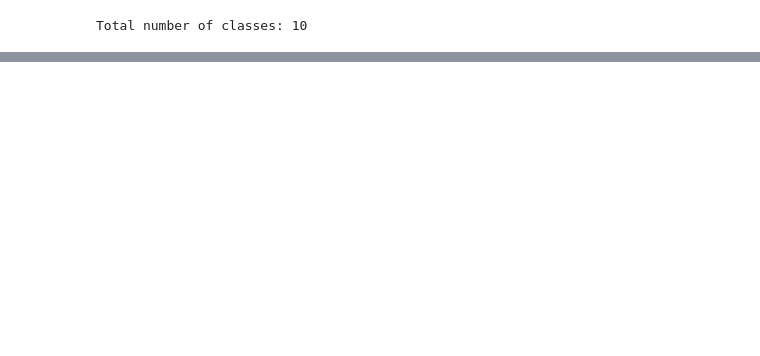
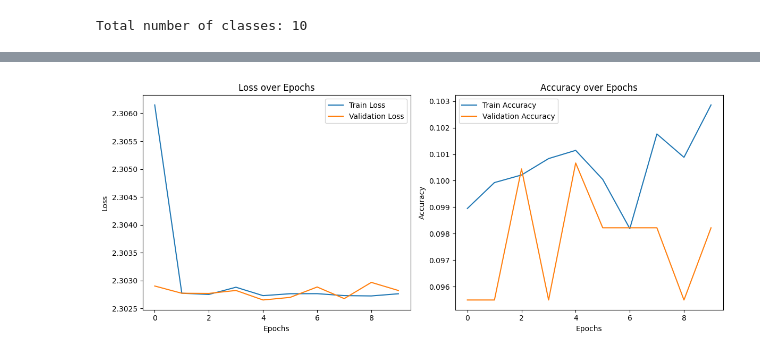
Before and after one commit to siddharth-rathore/ML, a Jupyter notebook: NN_project.ipynb, the cells around one changed output, grey strips where cells are left out. Saved outputs shown, nothing was run; the diff lists cells and outputs as text; code cells hidden in the pictures; blank space fills up the shorter version.

```diff
--- a/NN_project.ipynb
+++ b/NN_project.ipynb
@@ -336,8 +336,9 @@ plt.show()
 [figure]
 # %%
 # Q2 C - Reshape all the images with appropriate shape update the data in same variable.
-X_train = X_train.reshape(X_train.shape[0], -1)
-X_test = X_test.reshape(X_test.shape[0], -1)
-X_val = X_val.reshape(X_val.shape[0], -1)
+image_vector_size = 32*32
+X_train = X_train.reshape(X_train.shape[0], image_vector_size)
+X_test = X_test.reshape(X_test.shape[0], image_vector_size)
+X_val = X_val.reshape(X_val.shape[0], image_vector_size)
 # %%
 # Q2 D - Normalize the images i.e. Normalise the pixel values
@@ -347,6 +357,9 @@ X_val = X_val / 255.0
 # %%
 # Q2 E - Transform Labels into format acceptable by Neural Network
+# Convert to "one-hot" vectors using the to_categorical function
 from tensorflow.keras.utils import to_categorical
 
-y_train = to_categorical(y_train, num_classes=10)
-y_test = to_categorical(y_test, num_classes=10)
+num_classes = 10
+y_train = to_categorical(y_train, num_classes)
+y_test = to_categorical(y_test, num_classes)
+print("First 5 training lables as one-hot encoded vectors:\n", y_train[:5])
@@ -357,0 +422,3 @@ Total number of classes: 10
+# %%
+# Q3 B - Train the classifier using previously designed Architecture (Use best suitable parameters).
+history = model.fit(X_train, y_train, validation_data=(X_test, y_test), epochs=10, batch_size=32)
@@ -357,0 +478,26 @@ Total number of classes: 10
+# %%
+# Q3 D - Plot the training loss, validation loss vs number of epochs and training accuracy, validation accuracy vs number of epochs plot and write your observations on the same.
+plt.figure(figsize=(12, 5))
+
+# Loss
+plt.subplot(1, 2, 1)
+plt.plot(history.history['loss'], label="Train Loss")
+plt.plot(history.history['val_loss'], label="Validation Loss")
+plt.title("Loss over Epochs")
+plt.xlabel("Epochs")
+plt.ylabel("Loss")
+plt.legend()
+
+# Accuracy
+plt.subplot(1, 2, 2)
+plt.plot(history.history['accuracy'], label="Train Accuracy")
+plt.plot(history.history['val_accuracy'], label="Validation Accuracy")
+plt.title("Accuracy over Epochs")
+plt.xlabel("Epochs")
+plt.ylabel("Accuracy")
+plt.legend()
+
+plt.tight_layout()
+plt.show()
+# %% [output]
+[figure, added]
```
Also changed, not shown: parts of 7 cells of this notebook.
